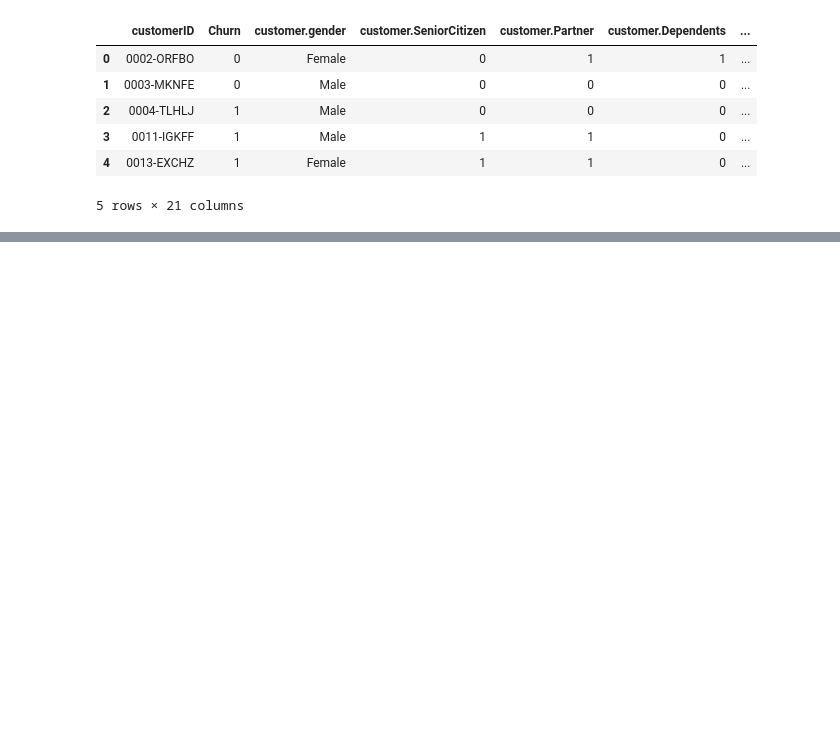
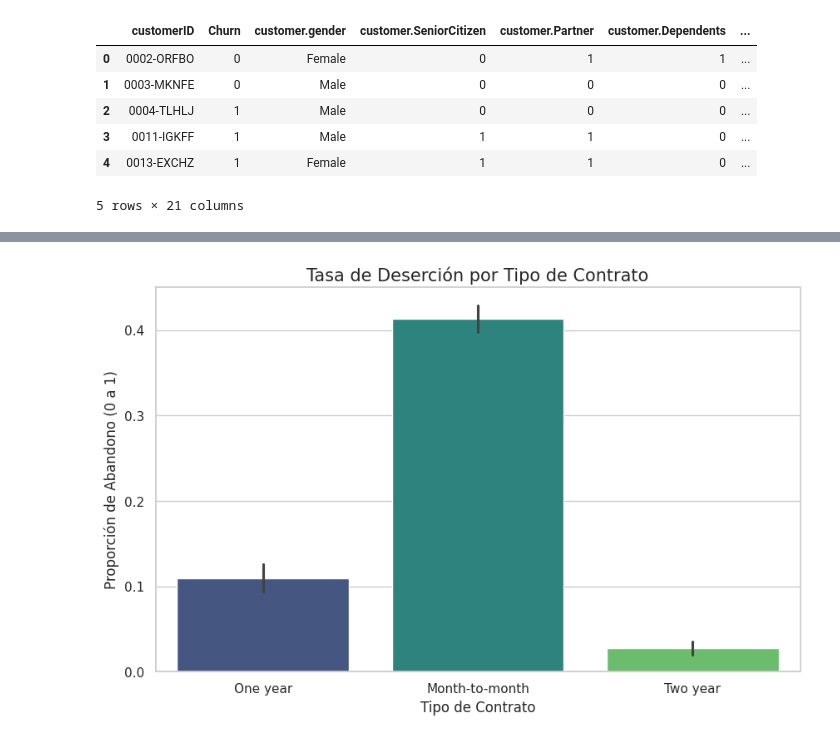
Before and after one commit to lstredel/Challenge-Telecom-X, a Jupyter notebook: Challenge_TelecomX.ipynb, the cells around one changed output, grey strips where cells are left out. Drawn from its saved outputs; the diff is of its cells as text; code cells hidden in the pictures; blank space fills up the shorter version.

```diff
--- a/Challenge_TelecomX.ipynb
+++ b/Challenge_TelecomX.ipynb
@@ -267,0 +65,3 @@ Name: count, dtype: int64
+# %%
+# Sustituye los valores vacíos en la columna 'Churn' por la categoría 'No'
+df['Churn'] = df['Churn'].replace("", 0)
@@ -1268,24 +431,0 @@ Facturación Anual en Riesgo (Churn): $1,669,570.20
-# %%
-# 1. Aseguramos la variable de Facturación Anual
-df['AnnualCharges'] = df['account.Charges.Monthly'] * 12
-
-# 2. Configuración de la visualización corregida
-plt.figure(figsize=(12, 7))
-
-# Usamos element="step" o "poly" para que la superposición sea clara
-# common_norm=False permite que las escalas no se distorsionen por el tamaño del grupo
-sns.histplot(data=df, x='AnnualCharges', color="gray", label="Universo Total",
-             kde=True, element="step", alpha=0.1, linewidth=0)
-
-sns.histplot(data=df[df['Churn'] == 0], x='AnnualCharges', color="dodgerblue",
-             label="No Deserción (Leales)", kde=True, element="step", alpha=0.5)
-
-sns.histplot(data=df[df['Churn'] == 1], x='AnnualCharges', color="crimson",
-             label="Deserción (Fuga)", kde=True, element="step", alpha=0.6)
-
-plt.title('Distribución Real de Facturación Anual (Frecuencia Acumulada)', fontsize=14)
-plt.xlabel('Facturación Anual Proyectada ($)')
-plt.ylabel('Número de Clientes')
-plt.legend()
-plt.grid(axis='y', alpha=0.2)
-plt.show()
@@ -1550,0 +490,17 @@ print(f"3. Los Hogares con Streaming representan un segmento de alta lealtad.")
+# %%
+# 1. Configuramos el estilo
+sns.set_theme(style="whitegrid")
+plt.figure(figsize=(10, 6))
+
+# 2. Creamos un gráfico de barras que muestre el porcentaje de Churn por Contrato
+# Usamos el promedio porque Churn es 0 y 1 (el promedio es la tasa)
+# Se corrigió la advertencia de FutureWarning asignando 'x' a 'hue' y legend=False
+plot = sns.barplot(x='Tipo_Contrato', y='Desercion', data=df, palette='viridis', hue='Tipo_Contrato', legend=False)
+
+# 3. Personalizamos para que se vea profesional
+plt.title('Tasa de Deserción por Tipo de Contrato', fontsize=15)
+plt.ylabel('Proporción de Abandono (0 a 1)')
+plt.xlabel('Tipo de Contrato')
+plt.show()
+# %% [output]
+[figure, added]
```
Also changed, not shown: parts of 176 cells of this notebook.
